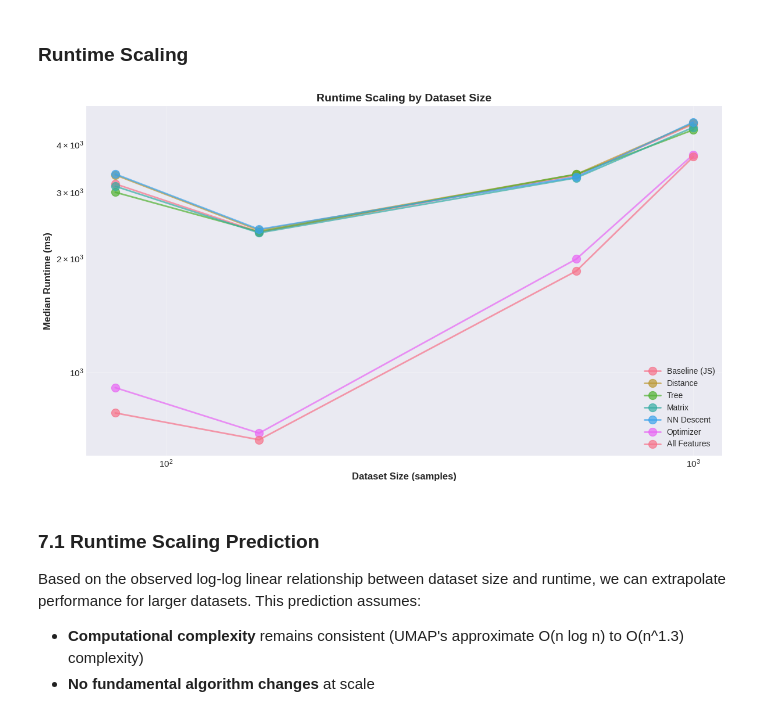
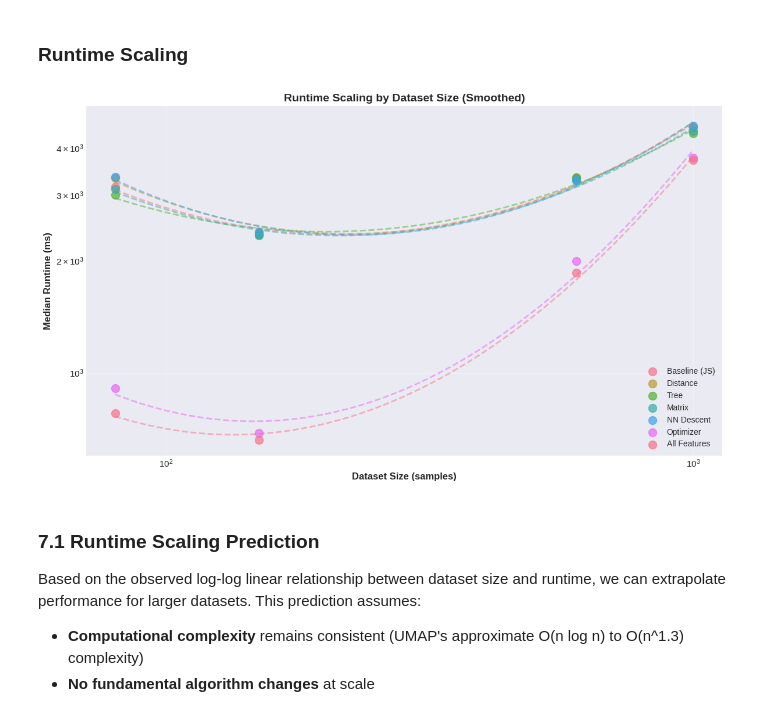
Before and after one commit to elarsaks/umap-bench, a Jupyter notebook: bench/analysis/analysis.ipynb, the cells around one changed output. Drawn from its saved outputs; the diff is of its cells as text; code cells hidden in the pictures.

Commit message:
Update 1 more chart.

```diff
--- a/bench/analysis/analysis.ipynb
+++ b/bench/analysis/analysis.ipynb
@@ -1383,28 +1383,58 @@ Name: count, dtype: int64
 # %%
 # Runtime scaling with dataset size
 fig, ax = plt.subplots(figsize=(12, 7))
 
 for feature in feature_order:
     feature_data = df_analysis[df_analysis['feature_name'] == feature]
     if len(feature_data) == 0:
         continue
     size_runtime = feature_data.groupby('dataset_size')['runtime_ms'].median().sort_index()
-    ax.plot(size_runtime.index, size_runtime.values, marker='o', label=feature,
-           linewidth=2, markersize=10, alpha=0.7)
+
+    sizes = size_runtime.index.values
+    runtimes = size_runtime.values
+
+    # Plot observed data points
+    ax.scatter(sizes, runtimes, s=100, label=feature, alpha=0.7, zorder=3)
+
+    # Fit smooth curve if we have enough points
+    if len(sizes) >= 3:
+        try:
+            # Polynomial fit in log-space for smooth curves
+            log_sizes = np.log10(sizes)
+            log_runtimes = np.log10(runtimes)
+
+            # Use degree 2 polynomial for better fit
+            poly_degree = min(2, len(sizes) - 1)
+            poly_coeffs = np.polyfit(log_sizes, log_runtimes, poly_degree)
+            poly_func = np.poly1d(poly_coeffs)
+
+            # Generate smooth curve
+            log_sizes_smooth = np.linspace(log_sizes.min(), log_sizes.max(), 100)
+            sizes_smooth = 10 ** log_sizes_smooth
+            log_runtimes_smooth = poly_func(log_sizes_smooth)
+            runtimes_smooth = 10 ** log_runtimes_smooth
+
+            ax.plot(sizes_smooth, runtimes_smooth, '--', linewidth=2, alpha=0.5)
+        except:
+            # Fall back to simple line if fitting fails
+            ax.plot(sizes, runtimes, '--', linewidth=2, alpha=0.5)
+    else:
+        # Draw simple line for < 3 points
+        ax.plot(sizes, runtimes, '--', linewidth=2, alpha=0.5)
 
 ax.set_xlabel('Dataset Size (samples)', fontsize=12, fontweight='bold')
 ax.set_ylabel('Median Runtime (ms)', fontsize=12, fontweight='bold')
-ax.set_title('Runtime Scaling by Dataset Size', fontsize=14, fontweight='bold')
+ax.set_title('Runtime Scaling by Dataset Size (Smoothed)', fontsize=14, fontweight='bold')
 ax.legend(fontsize=10)
 ax.grid(alpha=0.3)
 ax.set_xscale('log')
 ax.set_yscale('log')
 
 plt.tight_layout()
 plt.savefig('../outputs/figures/runtime_scaling.png', bbox_inches='tight', dpi=200)
 plt.show()
 # %% [output]
-[figure, old version]
+[figure, new version]
 # %% [markdown]
 
 ### 7.1 Runtime Scaling Prediction
```
Also changed, not shown: 1 other file.
